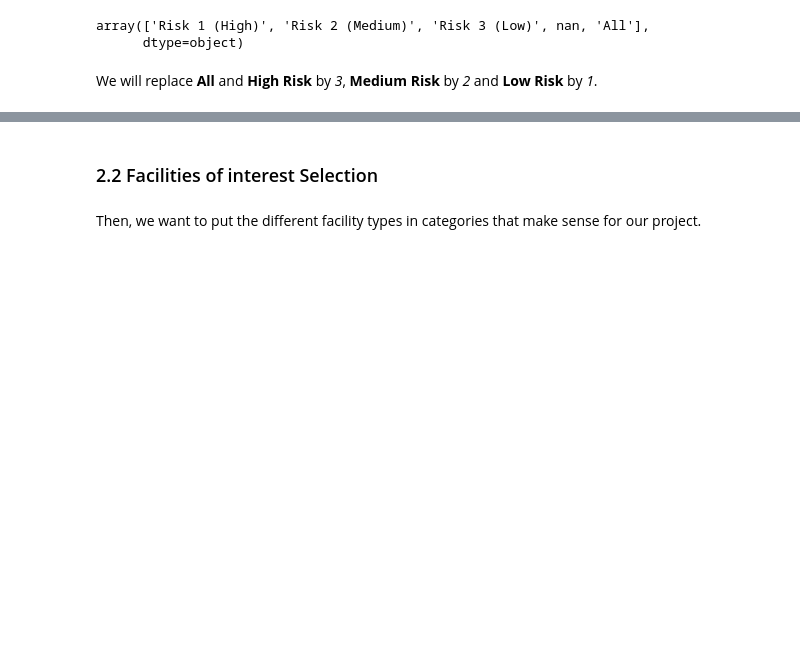
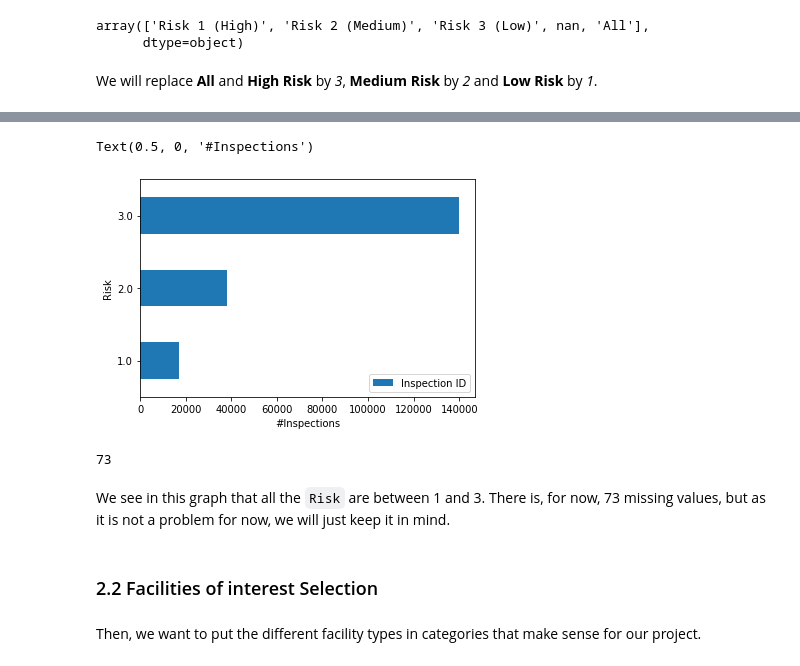
Before and after one commit to clairebilat/ada-2019-project-lost-and-found, a Jupyter notebook: Milestone-3.ipynb, the cells around one changed output, grey strips where cells are left out. Drawn from its saved outputs; the diff is of its cells as text; code cells hidden in the pictures; blank space fills up the shorter version.

```diff
--- a/Milestone-3.ipynb
+++ b/Milestone-3.ipynb
@@ -258,6 +270,23 @@ eat_seat.head(3)
 | 0 | 2320971 | JUMPSTART EARLY LEARNING ACADEMY | 2589822.0 | Children's Services Facility | 3.0 | 7559 W ADDISON ST | 2019-11-01 | Canvass | ... |
 | 1 | 2320918 | BEEFSTEAK | 2698445.0 | Restaurant | 3.0 | 303 E SUPERIOR ST | 2019-11-01 | License | ... |
 | 2 | 2320986 | BABA'S COFFEE | 2423353.0 | Restaurant | 3.0 | 5544-5546 N KEDZIE AVE | 2019-11-01 | Canvass | ... |
+# %%
+def inspection_per_risk(dblp):
+    return dblp[['Risk', 'Inspection ID']].groupby('Risk').count()
+
+
+ax = inspection_per_risk(eat_seat).plot(kind="barh")
+ax.set_ylabel('Risk')
+ax.set_xlabel('#Inspections')
+# %% [output]
+Text(0.5, 0, '#Inspections')
+[figure, added]
+# %%
+len(eat_seat[eat_seat['Risk'].isnull()])
+# %% [output]
+73
+# %% [markdown]
+We see in this graph that all the `Risk` are between 1 and 3. There is, for now, 73 missing values, but as it is not a problem for now, we will just keep it in mind.
 # %% [markdown]
 ### 2.2 Facilities of interest Selection
 # %% [markdown]
```
Also changed, not shown: parts of 24 cells of this notebook.
